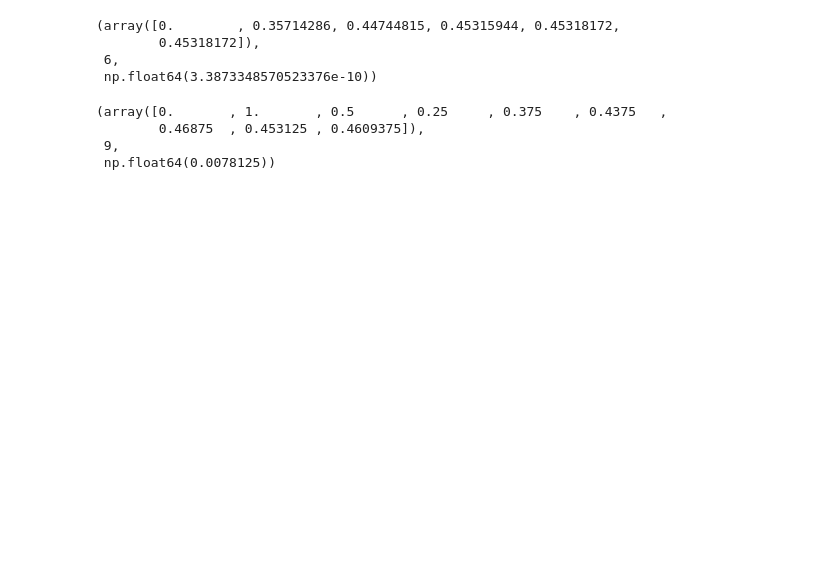
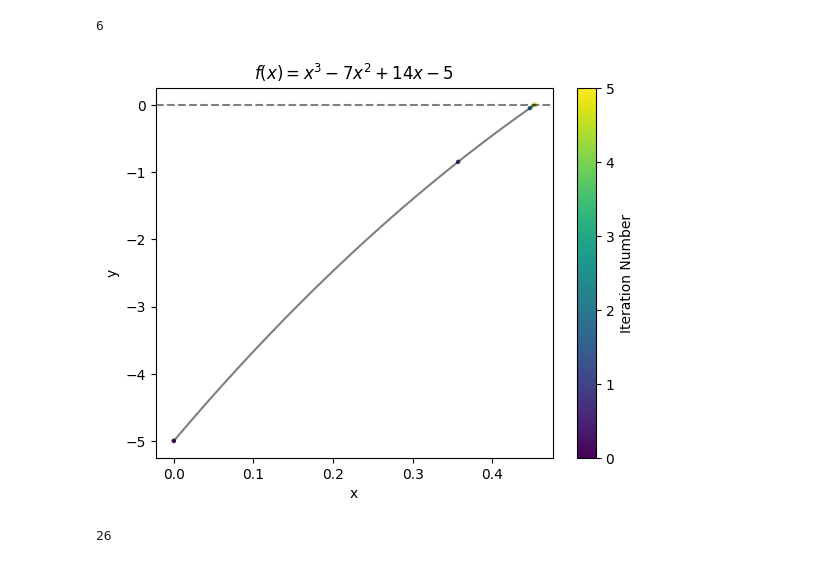
Before and after one commit to Clambert-OU/astr5900, a Jupyter notebook: hw2/hw2.ipynb, the cells around one changed output. Saved outputs shown, nothing was run; the diff lists cells and outputs as text; code cells hidden in the pictures; blank space fills up the shorter version.

Commit message:
Added error inputs, NFW function

```diff
--- a/hw2/hw2.ipynb
+++ b/hw2/hw2.ipynb
@@ -6,19 +7,47 @@ def f(x):
 def df(x):
     return 3*x*x-14*x+14
 # %%
-def NR_meth(function, dfunction, x0):
-    epsilon=1
+#Newton-Raphson Method
+def NR_meth(eps, function, dfunction, x0):
+
+    #Initialize arrays and an error higher than input to begin updates
+    error=eps+1
+    err_arr = np.array([])
     x_n=np.array([x0])
-    while epsilon>10e-8:
-        x_n = np.append(x_n, x_n[-1] - function(x_n[-1]) / dfunction(x_n[-1]))
-        epsilon = np.abs(x_n[-1]-x_n[-2])
+    fx_n=np.array([f(x0)])
 
-    return x_n, len(x_n), epsilon
+    #Loop while error is greater than a desired precision
+    while error>eps:
+
+        #Find next iteration
+        x_n1 = x_n[-1] - function(x_n[-1]) / dfunction(x_n[-1])
+
+        #Update arrays and error
+        x_n = np.append(x_n, x_n1)
+        fx_n = np.append(fx_n, f(x_n1))
+
+        error = np.abs(x_n[-1]-x_n[-2])
+        err_arr = np.append(err_arr, error)
+
+    return x_n, err_arr
-# %%
-NR_meth(f,df,0)
-# %% [output]
-(array([0.        , 0.35714286, 0.44744815, 0.45315944, 0.45318172,
-        0.45318172]),
- 6,
- np.float64(3.3873348570523376e-10))
+# %%
+x_NR, err_NR = NR_meth(1e-8, f, df, 0)
+len(x_NR)
+# %% [output]
+6
+# %%
+x_NR_grid = np.linspace(np.min(x_NR) ,np.max(x_NR), 100)
+y_NR_cubic = f(x_NR_grid)
+
+plt.plot(x_NR_grid, y_NR_cubic, c='black', alpha=0.5)
+plt.axhline(0, linestyle='--', c='black', alpha=0.5)
+
+plt.scatter(x_NR, f(x_NR), c=np.arange(len(x_NR)), cmap='viridis', s=5)
+plt.xlabel('x')
+plt.ylabel('y')
+plt.title(r'$f(x) = x^3-7x^2+14x-5$')
+plt.colorbar(label='Iteration Number')
+plt.savefig('NR_method_plot')
+# %% [output]
+[figure, added]
 # %%
@@ -51,7 +95,5 @@ def bi_meth(function, x0, x1):
 # %%
-bi_meth(f,0,1)
+x_bi, err_bi = bi_meth(10e-8,f, 0,1)
+len(x_bi)
 # %% [output]
-(array([0.       , 1.       , 0.5      , 0.25     , 0.375    , 0.4375   ,
-        0.46875  , 0.453125 , 0.4609375]),
- 9,
- np.float64(0.0078125))
+26
```
Also changed, not shown: parts of 5 cells of this notebook, 2 other files.
